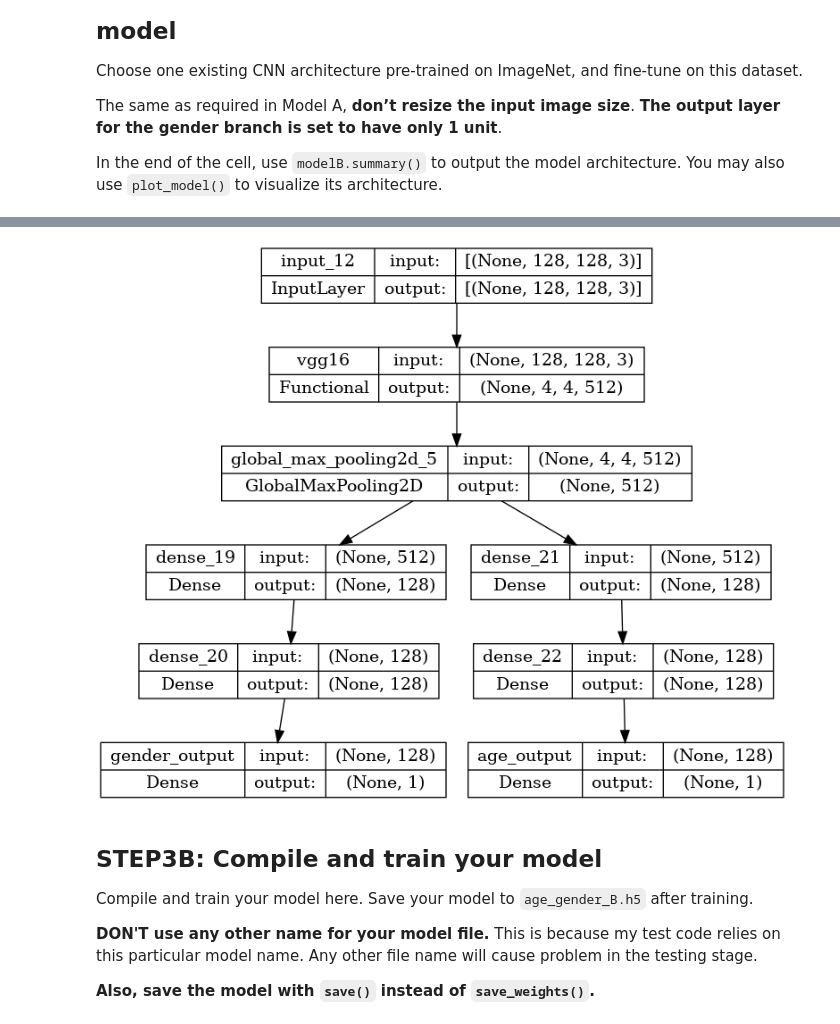
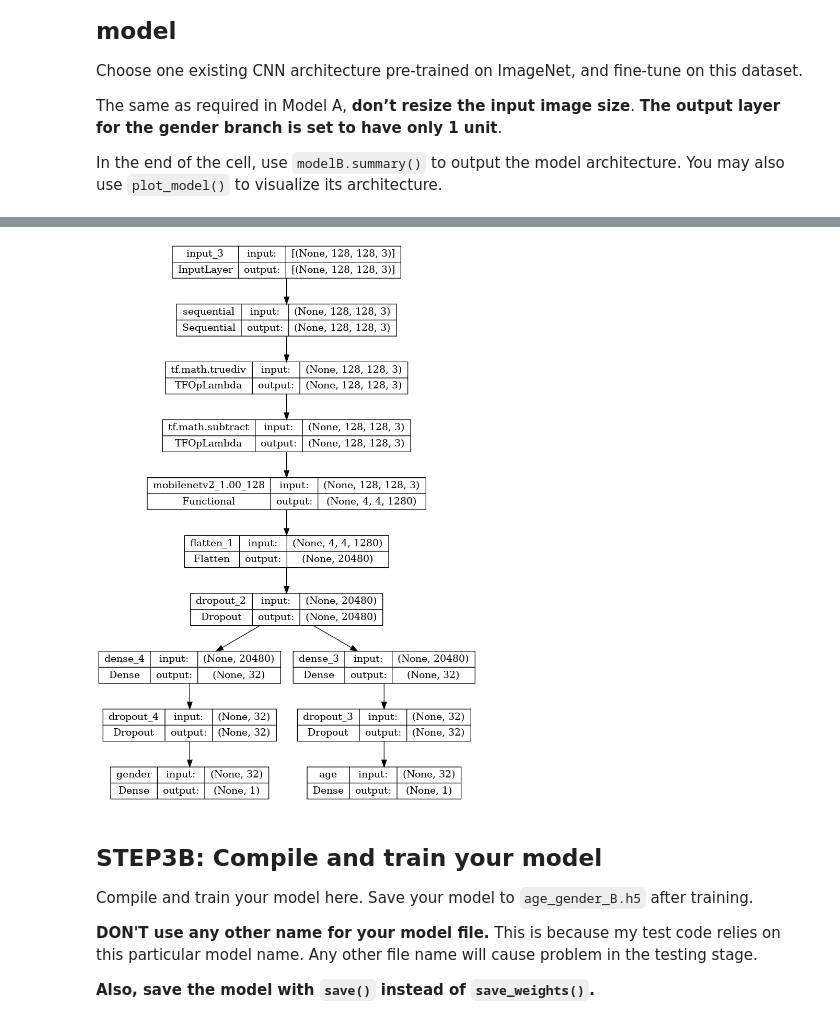
Before and after one commit to rwitobaansheikh/ML2_Coursework, a Jupyter notebook: age_gender_submit.ipynb, the cells around one changed output, grey strips where cells are left out. Cells and saved outputs as stored; diff of their text form; code cells hidden in the pictures.

```diff
--- a/age_gender_submit.ipynb
+++ b/age_gender_submit.ipynb
@@ -181,0 +144,16 @@ Found 500 validated image filenames.
+# %%
+#
+# Add your code here
+#
+from keras.models import Sequential
+from keras.layers import Rescaling
+
+data_augmentation = Sequential(
+    [
+        layers.RandomFlip("horizontal"),
+        layers.RandomRotation(0.2),
+        layers.RandomZoom(0.2),
+    ]
+)
+
+rescalinglayer = Rescaling(1./255)
@@ -417,47 +351,39 @@ In the end of the cell, use `modelB.summary()` to output the model architecture.
 #
 # Add your code here
 #
-from keras.applications import VGG16
+from keras.applications import MobileNetV2, mobilenet_v2
 from keras.models import Model
-from keras.regularizers import l2
+from keras.models import Sequential
 
 early_stopping=EarlyStopping(
-    #min_delta=0.001,
-    patience=25,
+    patience=15,
     monitor='val_loss',
     restore_best_weights=True,
 )
-model = VGG16(weights='imagenet', include_top=False, input_shape=(128, 128, 3))
-#model.trainable=False
-# Use the model as a single layer
+
+model = MobileNetV2(weights='imagenet', include_top=False, input_shape=(128, 128, 3))
+preprocess_input = mobilenet_v2.preprocess_input
+model.trainable = True
+frozen_layers = len(model.layers) // 2
+for layer in model.layers[:frozen_layers]:
+    layer.trainable = False
+
 new_input = layers.Input(shape=(128, 128, 3))
-for layer in model.layers[:-2]:
-    layer.trainable = False
-output = model(new_input)
 
-x = GlobalMaxPooling2D()(output)
-# x = Dropout(0.4)(x)
-# x = Dense(256, activation='relu')(x)
-# x = Dense(128, activation='relu')(x)
-# x = Dropout(0.4)(x)
-# x = Dense(256, activation='relu')(x)
-# x = Dropout(0.4)(x)
-# x = Dense(128, activation='relu')(x)
-# x = Dense(64, activation='relu')(x)
+x = data_augmentation(new_input)
+x = preprocess_input(x)
+x = model(x, training=False)
+#x = model(x)
+x = Flatten()(x)
+x = Dropout(0.2)(x)
+age = Dense(32, activation="relu")(x)
+age_dropout = Dropout(0.2)(age)
+gender = Dense(32, activation="relu")(x)
+gender_dropout = Dropout(0.2)(gender)
+outputs_age = Dense(1, activation="relu", name="age")(age_dropout)
+outputs_gender = Dense(1, activation="sigmoid", name="gender")(gender_dropout)
 
-gender_branch = Dense(128, activation='relu')(x)
-gender_branch = Dense(128, activation='relu')(gender_branch)
-#gender_branch = Dropout(0.4)(gender_branch)
-gender_output = Dense(1, activation='sigmoid', name='gender_output')(gender_branch)
-
-age_branch = Dense(128, activation='relu')(x)
-age_branch = Dense(128, activation='relu')(age_branch)
-#age_branch = Dropout(0.4)(age_branch)
-age_output = Dense(1, activation='linear', name='age_output')(age_branch)
-
-# Create a new model with the Xception model as a single layer
-modelB = Model(inputs=new_input, outputs=[gender_output, age_output])
-
+modelB = Model(inputs=new_input, outputs=[outputs_gender, outputs_age])
 
 modelB.summary()
 from tensorflow.keras.utils import plot_model
@@ -482,5 +408,5 @@ Non-trainable params: 12354880 (47.13 MB)
 __________________________________________________________________________________________________
-[figure, old version]
+[figure, new version]
 # %% [markdown]
 ## STEP3B: Compile and train your model
 Compile and train your model here.
```
Also changed, not shown: parts of 18 cells of this notebook, 1 other file.
